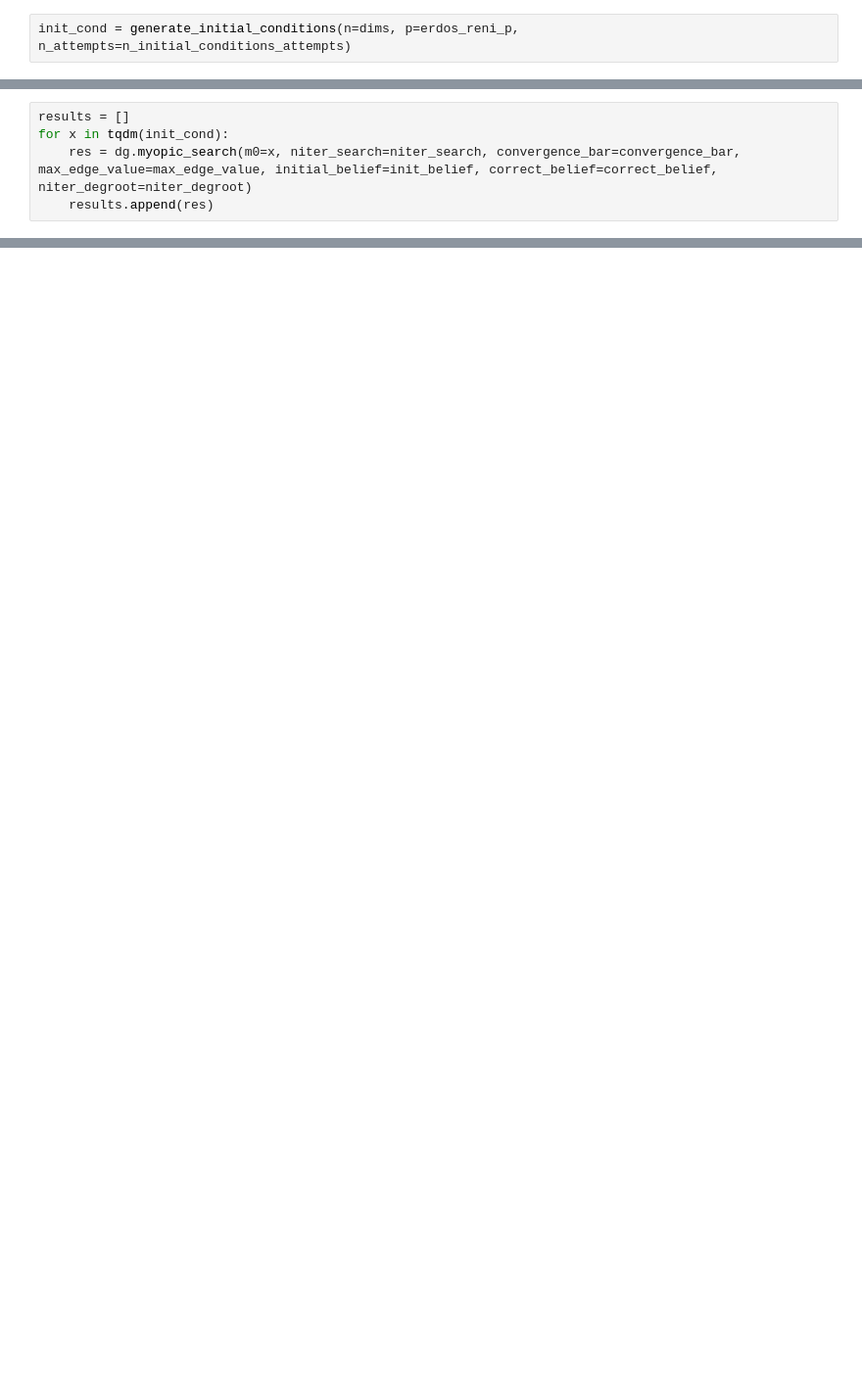
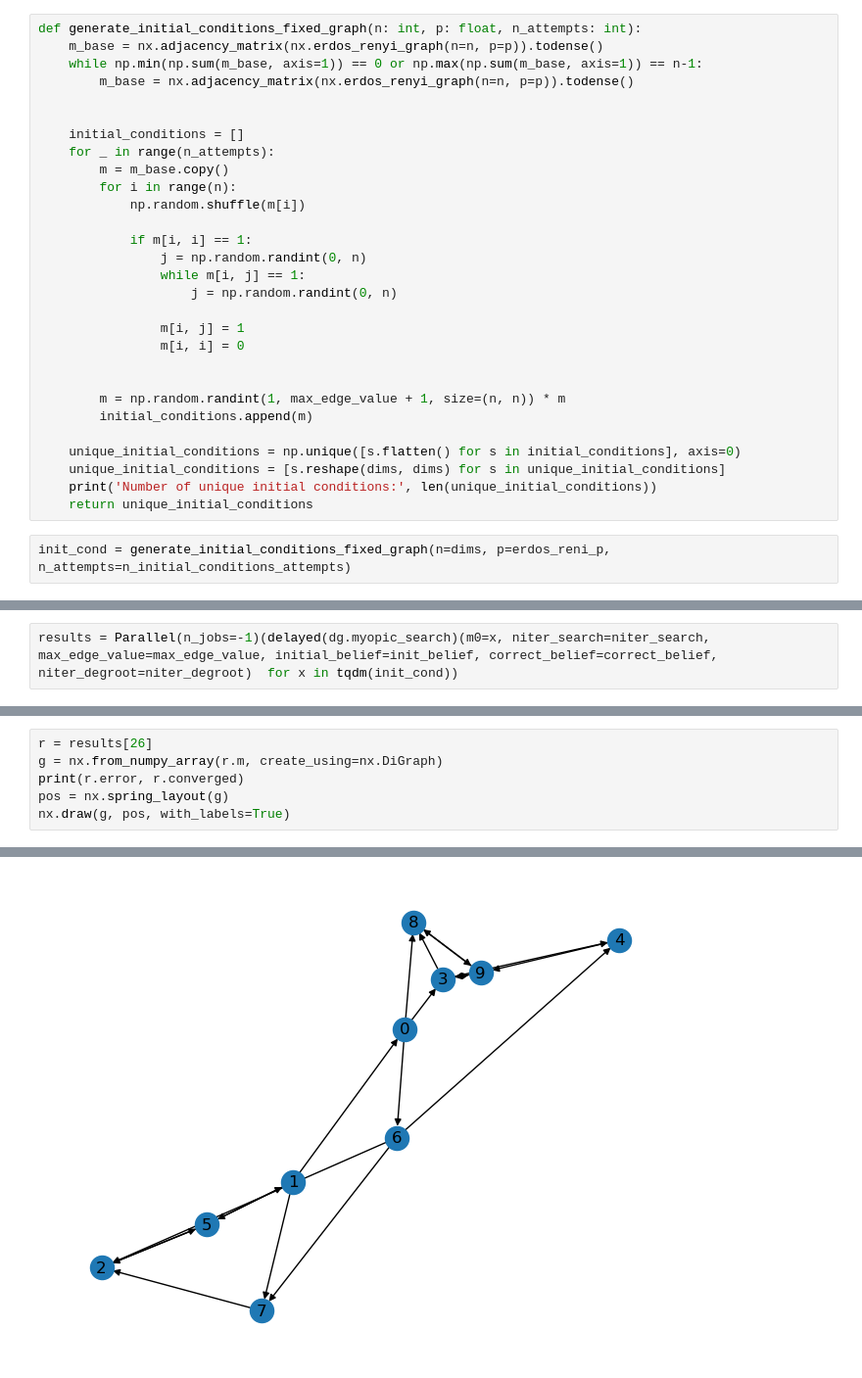
Before and after one commit to andreamusso96/Experiment, a Jupyter notebook: src/rewiring/nb0.2.ipynb, the cells around one changed output, grey strips where cells are left out. Shown at 98% size. Drawn from its saved outputs; the diff is of its cells as text; blank space fills up the shorter version.

```diff
--- a/src/rewiring/nb0.2.ipynb
+++ b/src/rewiring/nb0.2.ipynb
@@ -38,6 +36,35 @@ def generate_initial_conditions(n: int, p: float, n_attempts: int):
     unique_initial_conditions = [s.reshape(dims, dims) for s in unique_initial_conditions]
     print('Number of unique initial conditions:', len(unique_initial_conditions))
     return unique_initial_conditions
+# %%
+def generate_initial_conditions_fixed_graph(n: int, p: float, n_attempts: int):
+    m_base = nx.adjacency_matrix(nx.erdos_renyi_graph(n=n, p=p)).todense()
+    while np.min(np.sum(m_base, axis=1)) == 0 or np.max(np.sum(m_base, axis=1)) == n-1:
+        m_base = nx.adjacency_matrix(nx.erdos_renyi_graph(n=n, p=p)).todense()
+
+
+    initial_conditions = []
+    for _ in range(n_attempts):
+        m = m_base.copy()
+        for i in range(n):
+            np.random.shuffle(m[i])
+
+            if m[i, i] == 1:
+                j = np.random.randint(0, n)
+                while m[i, j] == 1:
+                    j = np.random.randint(0, n)
+
+                m[i, j] = 1
+                m[i, i] = 0
+
+
+        m = np.random.randint(1, max_edge_value + 1, size=(n, n)) * m
+        initial_conditions.append(m)
+
+    unique_initial_conditions = np.unique([s.flatten() for s in initial_conditions], axis=0)
+    unique_initial_conditions = [s.reshape(dims, dims) for s in unique_initial_conditions]
+    print('Number of unique initial conditions:', len(unique_initial_conditions))
+    return unique_initial_conditions
 # %%
-init_cond = generate_initial_conditions(n=dims, p=erdos_reni_p, n_attempts=n_initial_conditions_attempts)
+init_cond = generate_initial_conditions_fixed_graph(n=dims, p=erdos_reni_p, n_attempts=n_initial_conditions_attempts)
 # %% [output]
@@ -45,6 +72,3 @@ Number of unique initial conditions: 98
 # %%
-results = []
-for x in tqdm(init_cond):
-    res = dg.myopic_search(m0=x, niter_search=niter_search, convergence_bar=convergence_bar, max_edge_value=max_edge_value, initial_belief=init_belief, correct_belief=correct_belief, niter_degroot=niter_degroot)
-    results.append(res)
+results = Parallel(n_jobs=-1)(delayed(dg.myopic_search)(m0=x, niter_search=niter_search, max_edge_value=max_edge_value, initial_belief=init_belief, correct_belief=correct_belief, niter_degroot=niter_degroot)  for x in tqdm(init_cond))
 # %%
@@ -65,0 +144,7 @@ px.scatter(x=bins[1:], y=hist)
+# %%
+r = results[26]
+g = nx.from_numpy_array(r.m, create_using=nx.DiGraph)
+print(r.error, r.converged)
+pos = nx.spring_layout(g)
+nx.draw(g, pos, with_labels=True)
+# %% [output]
@@ -65,0 +152 @@ px.scatter(x=bins[1:], y=hist)
+[figure, added]
```
Also changed, not shown: parts of 13 cells of this notebook, 1 other file.
